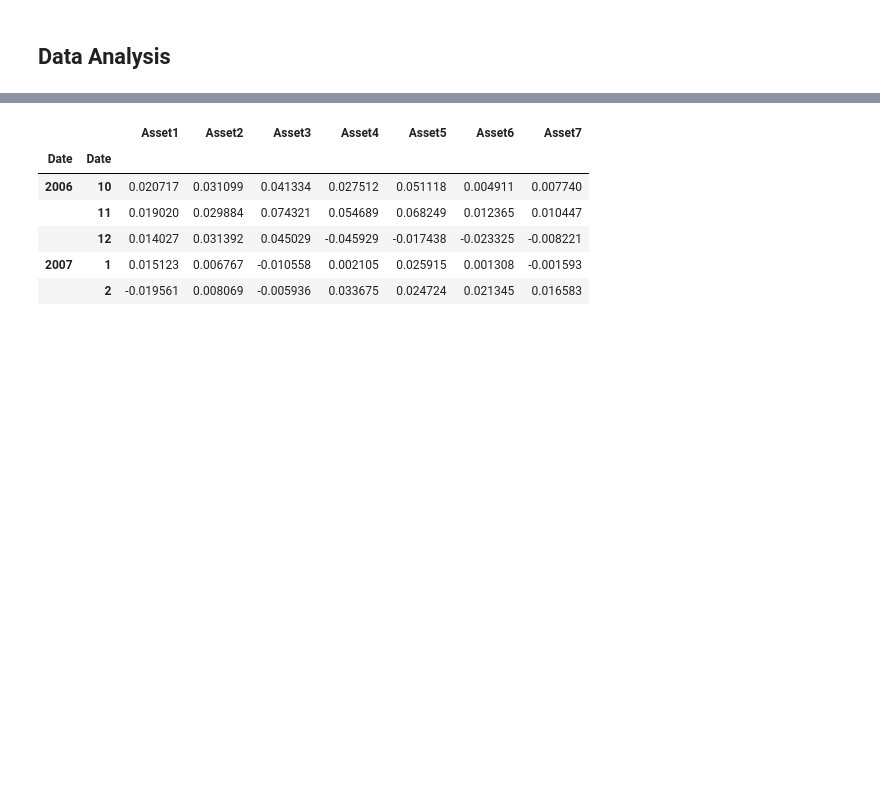
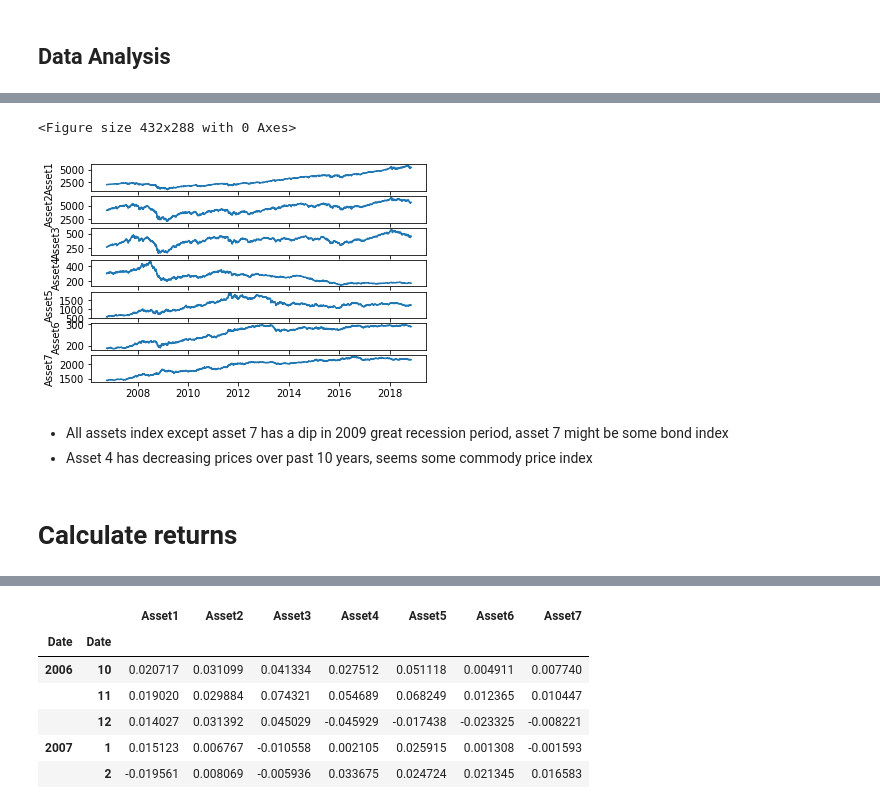
Before and after one commit to ruiyiz/asset_allocation, a Jupyter notebook: asset_allocation.ipynb, the cells around one changed output, grey strips where cells are left out. Cells and saved outputs as stored; diff of their text form; code cells hidden in the pictures; blank space fills up the shorter version.

```diff
--- a/asset_allocation.ipynb
+++ b/asset_allocation.ipynb
@@ -102,3 +81,36 @@ Calculate returns
+# %%
+# since the asset index has different scale, we use subplots to look each index separately.
+plt.figure()
+f, axes = plt.subplots(7, 1)
+axes[0].plot(df_price.index, df_price.Asset1)
+axes[0].set_ylabel('Asset1')
+
+axes[1].plot(df_price.index, df_price.Asset2)
+axes[1].set_ylabel('Asset2')
+
+axes[2].plot(df_price.index, df_price.Asset3)
+axes[2].set_ylabel('Asset3')
+
+axes[3].plot(df_price.index, df_price.Asset4)
+axes[3].set_ylabel('Asset4')
+
+axes[4].plot(df_price.index, df_price.Asset5)
+axes[4].set_ylabel('Asset5')
+
+axes[5].plot(df_price.index, df_price.Asset6)
+axes[5].set_ylabel('Asset6')
+
+axes[6].plot(df_price.index, df_price.Asset7)
+axes[6].set_ylabel('Asset7')
+plt.show()
+# %% [output]
+<Figure size 432x288 with 0 Axes>
+[figure, added]
+# %% [markdown]
+* All assets index except asset 7 has a dip in 2009 great recession period, asset 7 might be some bond index
+* Asset 4 has decreasing prices over past 10 years, seems some commody price index
+# %% [markdown]
+# Calculate returns
 # %%
 # calculate daily asset returns
 df_dret = df_price.pct_change()
```
Also changed, not shown: parts of 42 cells of this notebook, 3 other files.
